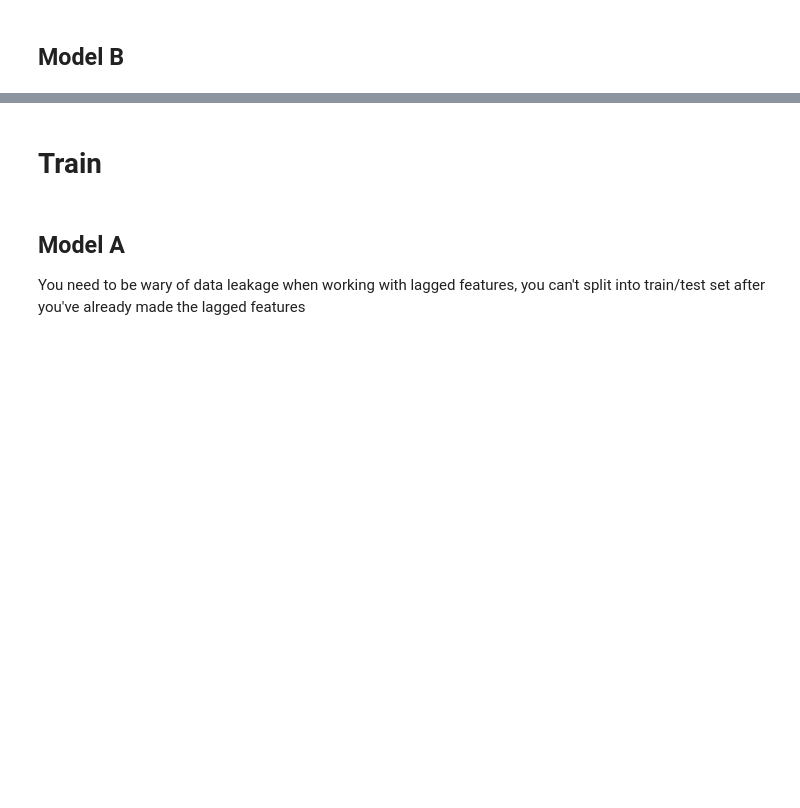
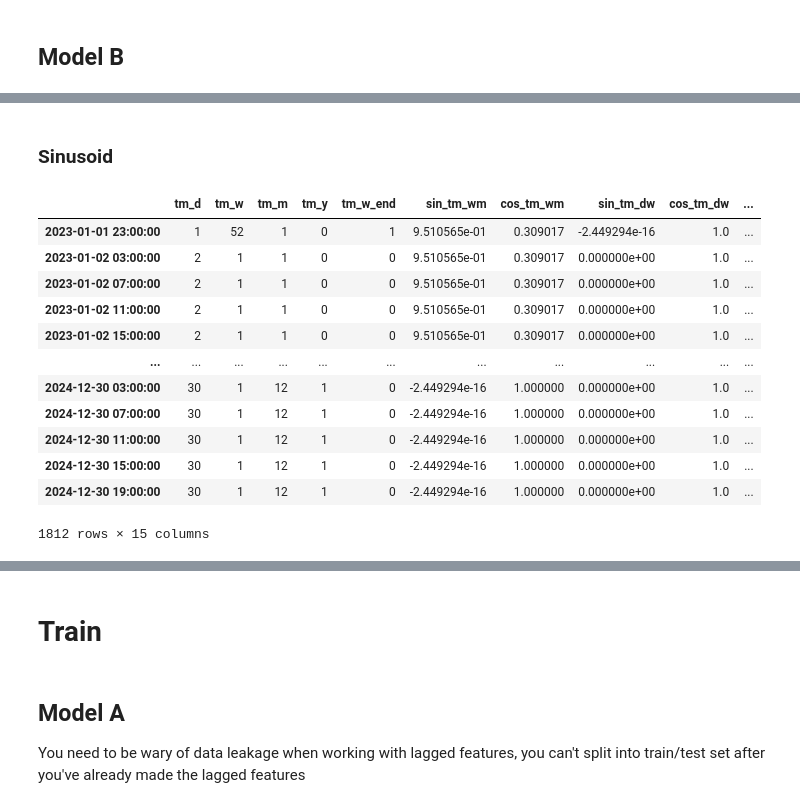
Before and after one commit to Nomercyme/energy_hackathon, a Jupyter notebook: main.ipynb, the cells around one changed output, grey strips where cells are left out. Saved outputs shown, nothing was run; the diff lists cells and outputs as text; code cells hidden in the pictures; blank space fills up the shorter version.

```diff
--- a/main.ipynb
+++ b/main.ipynb
@@ -456,0 +537,20 @@ print(X.shape, y.shape)
+# %% [markdown]
+### Sinusoid
+# %%
+sinus_date_df = create_sincos_datetime_features(date_df)
+sinus_date_df
+del date_df
+# %% [output]
+|  | tm_d | tm_w | tm_m | tm_y | tm_w_end | sin_tm_wm | cos_tm_wm | sin_tm_dw | cos_tm_dw | ... |
+| 2023-01-01 23:00:00 | 1 | 52 | 1 | 0 | 1 | 9.510565e-01 | 0.309017 | -2.449294e-16 | 1.0 | ... |
+| 2023-01-02 03:00:00 | 2 | 1 | 1 | 0 | 0 | 9.510565e-01 | 0.309017 | 0.000000e+00 | 1.0 | ... |
+| 2023-01-02 07:00:00 | 2 | 1 | 1 | 0 | 0 | 9.510565e-01 | 0.309017 | 0.000000e+00 | 1.0 | ... |
+| 2023-01-02 11:00:00 | 2 | 1 | 1 | 0 | 0 | 9.510565e-01 | 0.309017 | 0.000000e+00 | 1.0 | ... |
+| 2023-01-02 15:00:00 | 2 | 1 | 1 | 0 | 0 | 9.510565e-01 | 0.309017 | 0.000000e+00 | 1.0 | ... |
+| ... | ... | ... | ... | ... | ... | ... | ... | ... | ... | ... |
+| 2024-12-30 03:00:00 | 30 | 1 | 12 | 1 | 0 | -2.449294e-16 | 1.000000 | 0.000000e+00 | 1.0 | ... |
+| 2024-12-30 07:00:00 | 30 | 1 | 12 | 1 | 0 | -2.449294e-16 | 1.000000 | 0.000000e+00 | 1.0 | ... |
+| 2024-12-30 11:00:00 | 30 | 1 | 12 | 1 | 0 | -2.449294e-16 | 1.000000 | 0.000000e+00 | 1.0 | ... |
+| 2024-12-30 15:00:00 | 30 | 1 | 12 | 1 | 0 | -2.449294e-16 | 1.000000 | 0.000000e+00 | 1.0 | ... |
+| 2024-12-30 19:00:00 | 30 | 1 | 12 | 1 | 0 | -2.449294e-16 | 1.000000 | 0.000000e+00 | 1.0 | ... |
+1812 rows × 15 columns
```
Also changed, not shown: parts of 25 cells of this notebook, 2 other files.
